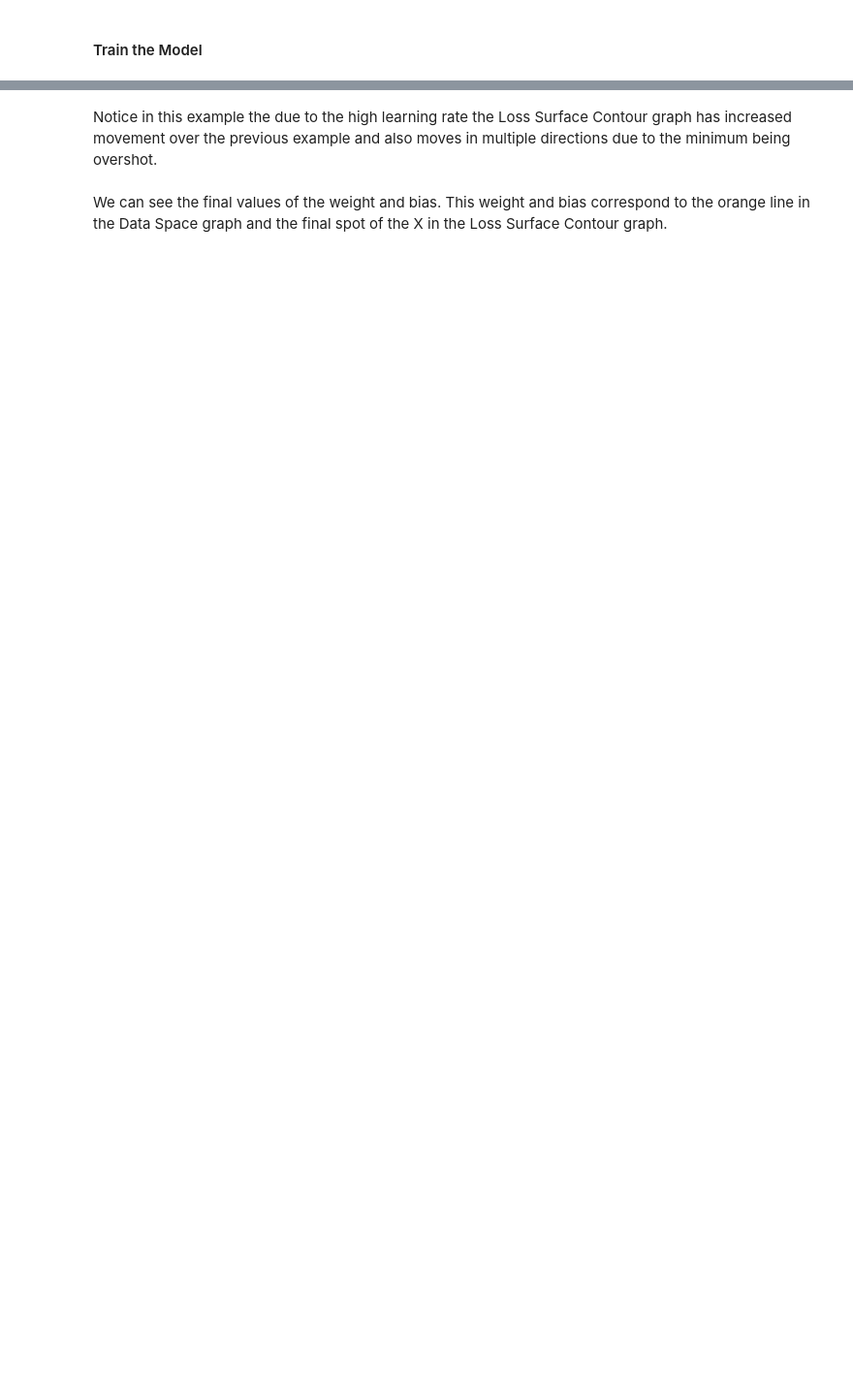
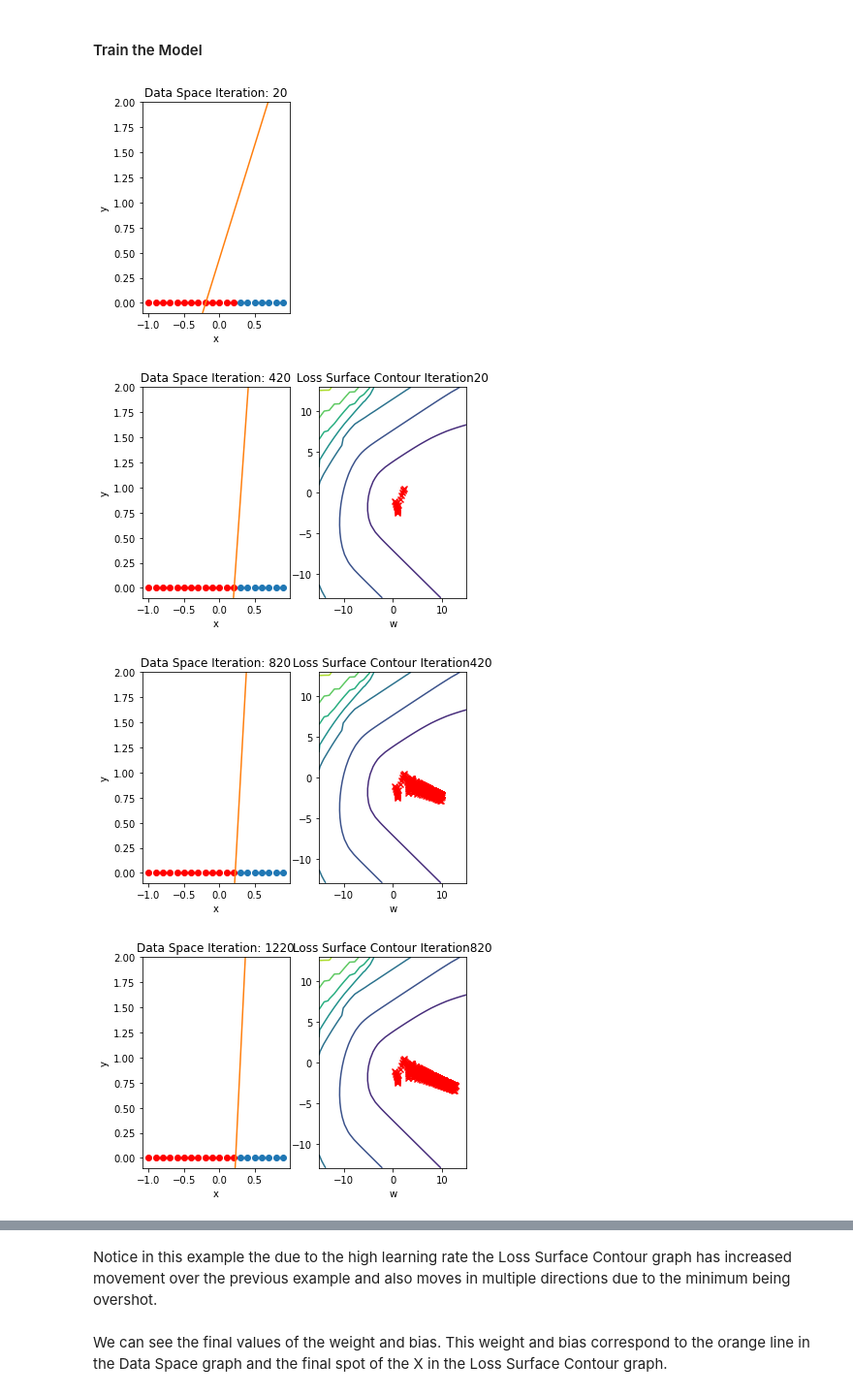
Before and after one commit to IO-Chem/IBM-AI-Engineering-Coursework, a Jupyter notebook: wk12-17_Introduction_to_Computer_Vision/lab_examples/3.1_Logistic Regression With Mini-Batch Gradient Descent.ipynb, the cells around one changed output, grey strips where cells are left out. Shown at 97% size. Saved outputs shown, nothing was run; the diff lists cells and outputs as text; code cells hidden in the pictures; blank space fills up the shorter version.

```diff
--- a/wk12-17_Introduction_to_Computer_Vision/lab_examples/3.1_Logistic Regression With Mini-Batch Gradient Descent.ipynb
+++ b/wk12-17_Introduction_to_Computer_Vision/lab_examples/3.1_Logistic Regression With Mini-Batch Gradient Descent.ipynb
@@ -552,31 +625,36 @@ model = logistic_regression(1)
 criterion = nn.BCELoss()
 # We create a data loader with the dataset and specified batch size of 1
 trainloader = DataLoader(dataset = data_set, batch_size = 1)
 # We create an optimizer with the model parameters and learning rate
 optimizer = torch.optim.SGD(model.parameters(), lr = 1)
 # Then we set the number of epochs which is the total number of times we will train on the entire training dataset
 epochs=100
 # This will store the loss over iterations so we can plot it at the end
 loss_values = []
 
 # Loop will execute for number of epochs
 for epoch in range(epochs):
     # For each batch in the training data
     for x, y in trainloader:
         # Make our predictions from the X values
         yhat = model(x)
         # Measure the loss between our prediction and actual Y values
         loss = criterion(yhat, y)
         # Resets the calculated gradient value, this must be done each time as it accumulates if we do not reset
         optimizer.zero_grad()
         # Calculates the gradient value with respect to each weight and bias
         loss.backward()
         # Updates the weight and bias according to calculated gradient value
         optimizer.step()
         # Set the parameters for the loss surface contour graphs
         get_surface.set_para_loss(model, loss.tolist())
         # Saves the loss of the iteration
-        loss_values.append(loss)
+        loss_values.append(loss.detach())
     # Want to print the Data Space for the current iteration every 20 epochs
     if epoch % 20 == 0:
         get_surface.plot_ps()
+# %% [output]
+[figure, added]
+[figure, added]
+[figure, added]
+[figure, added]
```
Also changed, not shown: parts of 27 cells of this notebook, 7 other files.
